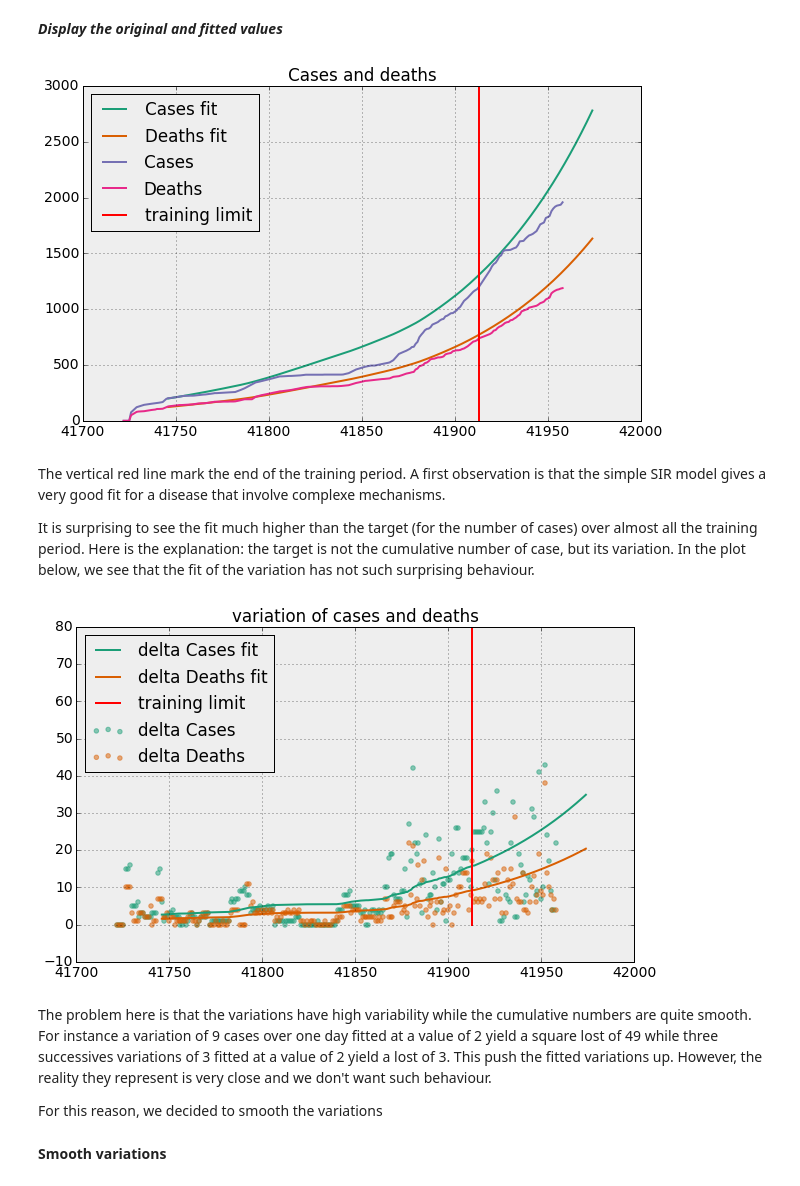
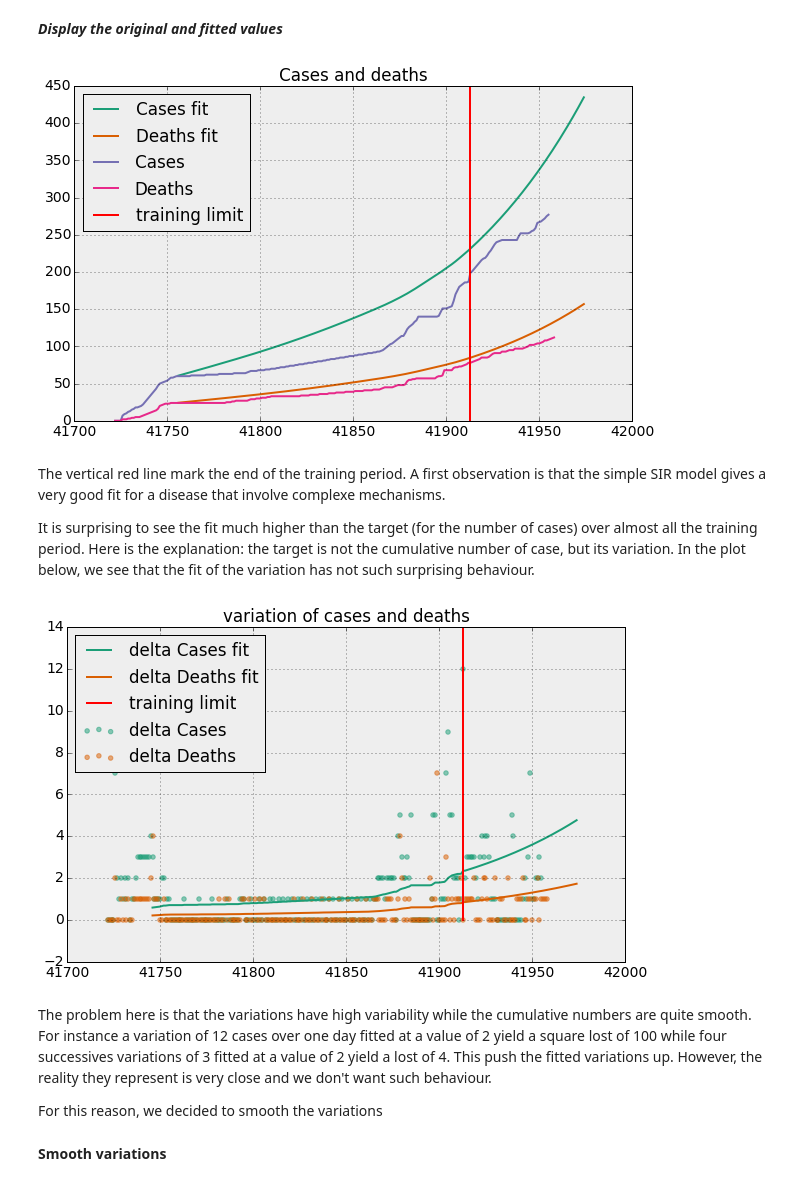
Before and after one commit to gsabran/data-science-project, a Jupyter notebook: code/timeseries.ipynb, the cells around one changed output. Cells and saved outputs as stored; diff of their text form; code cells hidden in the pictures.

Commit message:
add better example to motivate smoothing

```diff
--- a/code/timeseries.ipynb
+++ b/code/timeseries.ipynb
@@ -474,34 +474,35 @@ def fit_data(country_code, sdr_id, train_limit, test_limit, days_after, should_p
 # %%
 def plot_fit(country_code, sdr_id, train_limit='2014-10-01', test_limit='2014-12-01', days_after=0, should_print_table=False, plot_variations=False):
     fit = fit_data(country_code, sdr_id, train_limit, test_limit, days_after, should_print_table)
     if fit is None: return
     Y_hat, D_hat, delta_Y_hat, delta_D_hat, dates = fit
 
     if not plot_variations:
         plt.plot(dates, Y_hat, label='Cases fit')
         plt.plot(dates, D_hat, label='Deaths fit')
         plot(country_code, sdr_id, ['Cases', 'Deaths'])
         plot_training_limit(train_limit)
         plt.legend(loc=2)
         plt.title('Cases and deaths')
     else:
         plt.plot(dates, delta_Y_hat, label='delta Cases fit')
         plt.plot(dates, delta_D_hat, label='delta Deaths fit')
         plot(country_code, sdr_id, ['Cases', 'Deaths'], delta=True)
         plot_training_limit(train_limit)
         plt.title('variation of cases and deaths')
         plt.legend(loc=2)
 
 def plot_training_limit(limit):
     limit = (dt.datetime.strptime(limit, '%Y-%m-%d') - dt.datetime(1899, 12, 30)).days
     ax = plt.axis()
     plt.plot([limit, limit], [0, 1e50], color='r', label='training limit')
     plt.axis(ax)
 
-country_code, sdr_id = 'GN', 0
-plot_fit(country_code, sdr_id, days_after=20)
+
+country_code, sdr_id = 'GN', 2
+plot_fit(country_code, sdr_id, days_after=30)
 # %% [output]
-[figure, old version]
+[figure, new version]
 # %% [markdown]
 The vertical red line mark the end of the training period. A first observation is that the simple SIR model gives a very good fit for a disease that involve complexe mechanisms.
 
@@ -509,9 +510,9 @@ It is surprising to see the fit much higher than the target (for the number of c
 # %%
 plot_fit(country_code, sdr_id, days_after=20, plot_variations=True)
 # %% [output]
-[figure, old version]
+[figure, new version]
 # %% [markdown]
-The problem here is that the variations have high variability while the cumulative numbers are quite smooth. For instance a variation of 9 cases over one day fitted at a value of 2 yield a square lost of 49 while three successives variations of 3 fitted at a value of 2 yield a lost of 3. This push the fitted variations up. However, the reality they represent is very close and we don't want such behaviour.
+The problem here is that the variations have high variability while the cumulative numbers are quite smooth. For instance a variation of 12 cases over one day fitted at a value of 2 yield a square lost of 100 while four successives variations of 3 fitted at a value of 2 yield a lost of 4. This push the fitted variations up. However, the reality they represent is very close and we don't want such behaviour.
 
 For this reason, we decided to smooth the variations
 # %% [markdown]
```
Also changed, not shown: parts of 4 cells of this notebook, 1 other file.
